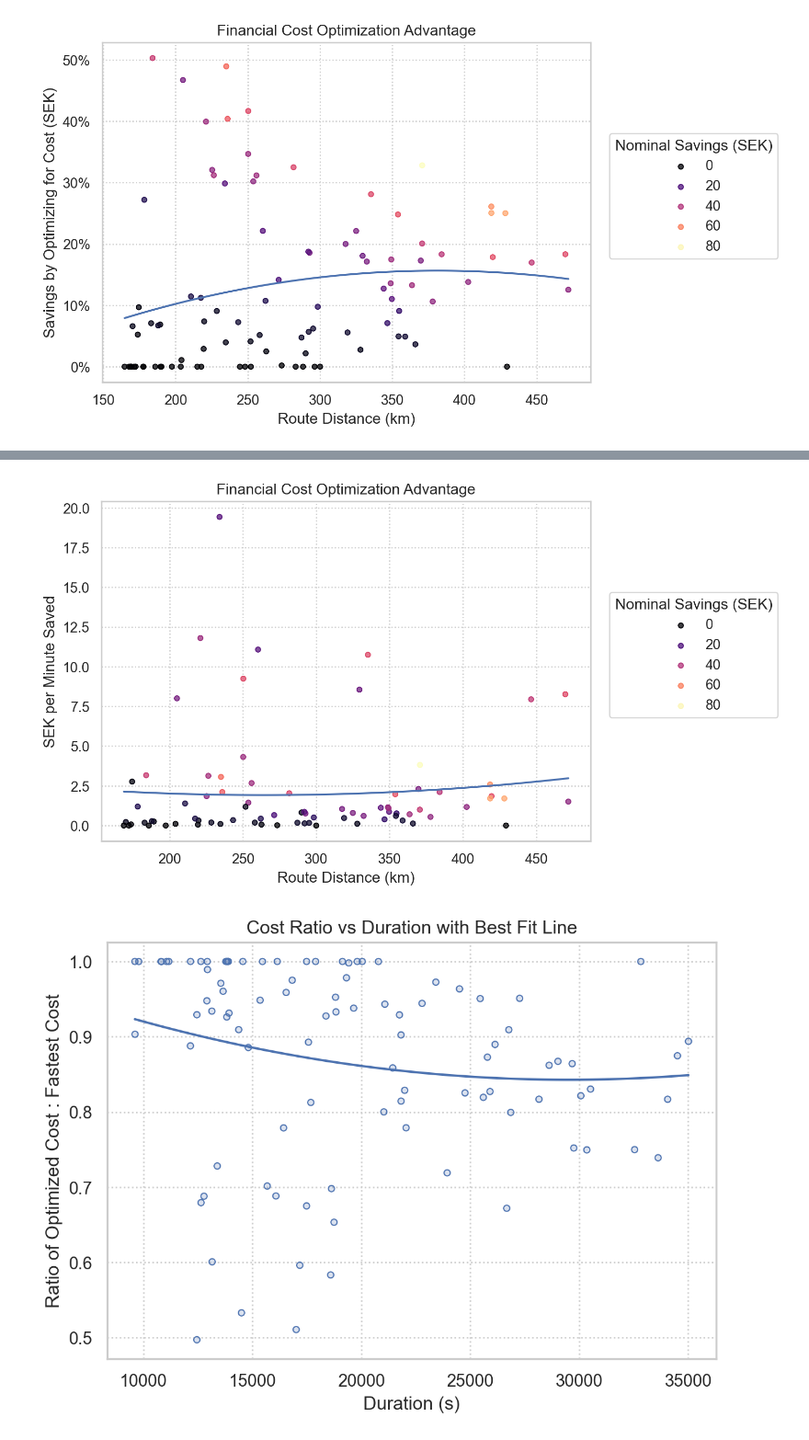
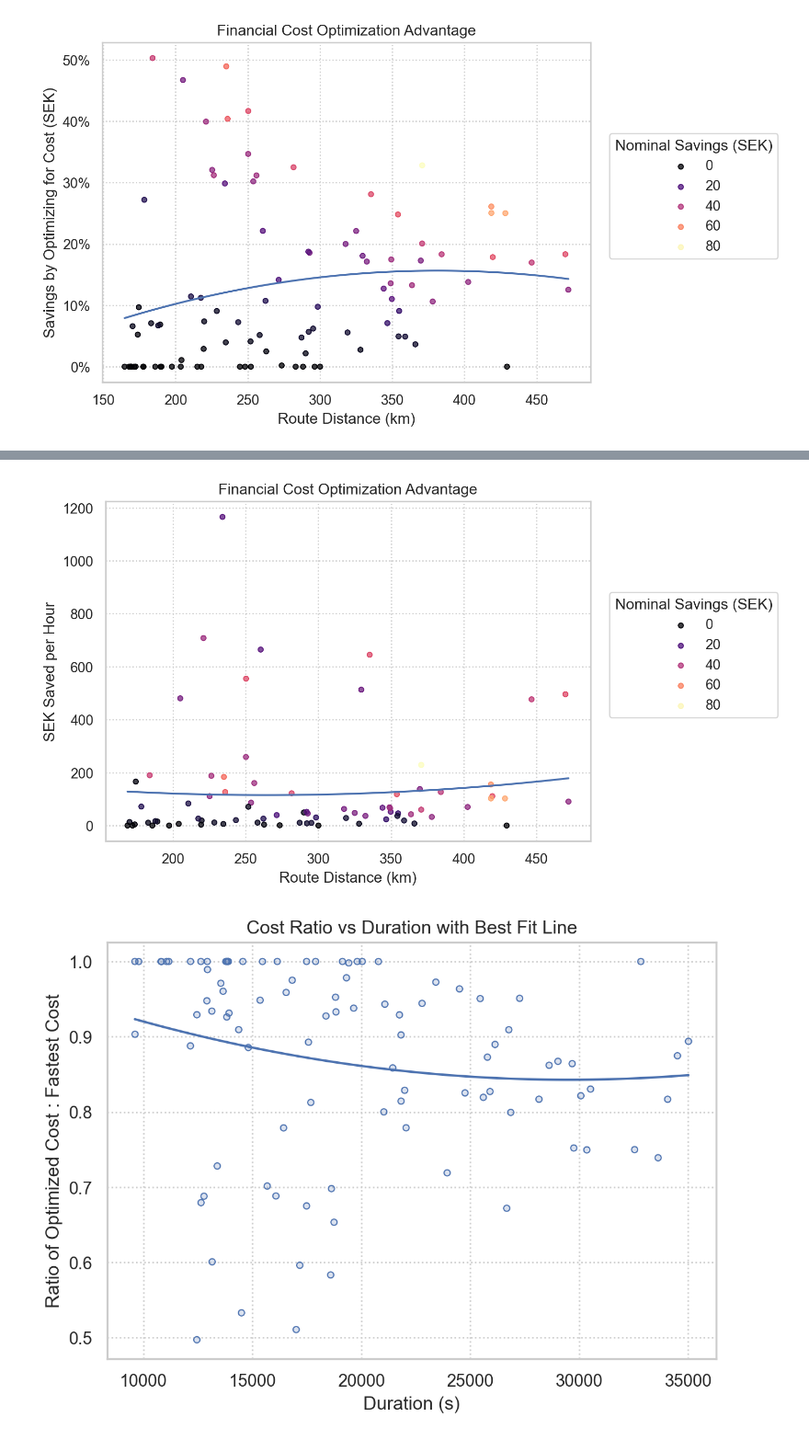
Before and after one commit to mattlehrer/ev-routing-experiment-analysis, a Jupyter notebook: figures.ipynb, the cells around one changed output, grey strips where cells are left out. Shown at 92% size. Drawn from its saved outputs; the diff is of its cells as text; code cells hidden in the pictures.

```diff
--- a/figures.ipynb
+++ b/figures.ipynb
@@ -223,8 +273,8 @@ so.Plot(positiveCost, x=positiveCost['Route Distance']/1000, y=positiveCost['Per
 # %%
 # what is the price per second of savings between the optimized cost and the fastest cost?
-so.Plot(positiveCost, x=positiveCost['Route Distance']/1000, y=positiveCost['Nominal Savings']/positiveCost['Time Lost (mins)']).theme({**axes_style("whitegrid"), "grid.linestyle": ":"}).add(so.Dots(fillalpha=.75), color="Nominal Savings").add(so.Line(), so.PolyFit()).label(x="Route Distance (km)", y="SEK per Minute Saved", color="Nominal Savings (SEK)", title="Financial Cost Optimization Advantage").scale(color="magma")
+so.Plot(positiveCost, x=positiveCost['Route Distance']/1000, y=60*positiveCost['Nominal Savings']/positiveCost['Time Lost (mins)']).theme({**axes_style("whitegrid"), "grid.linestyle": ":"}).add(so.Dots(fillalpha=.75), color="Nominal Savings").add(so.Line(), so.PolyFit()).label(x="Route Distance (km)", y="SEK Saved per Hour", color="Nominal Savings (SEK)", title="Financial Cost Optimization Advantage").scale(color="magma")
 # %% [output]
-[figure, old version]
+[figure, new version]
 # %%
 
 (
```
Also changed, not shown: parts of 6 cells of this notebook.
